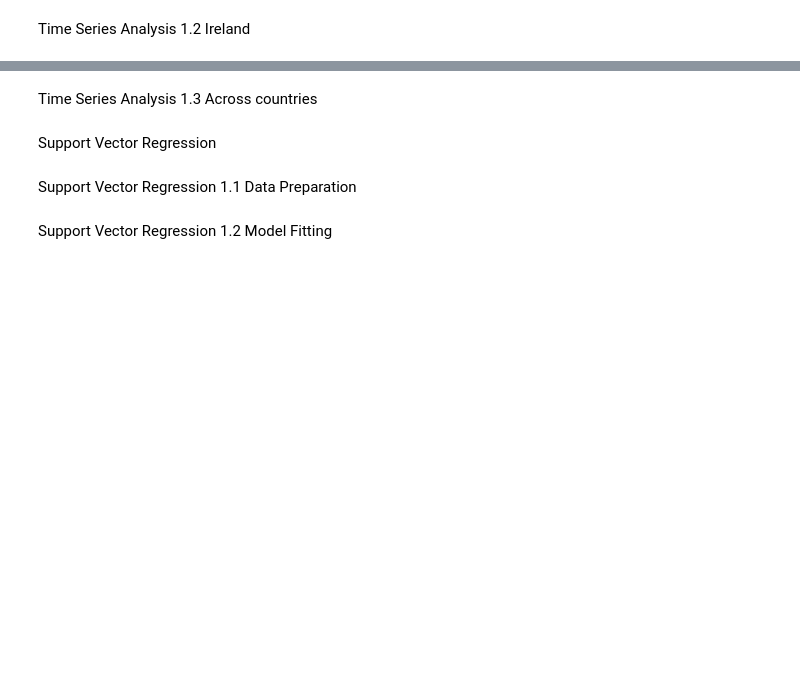
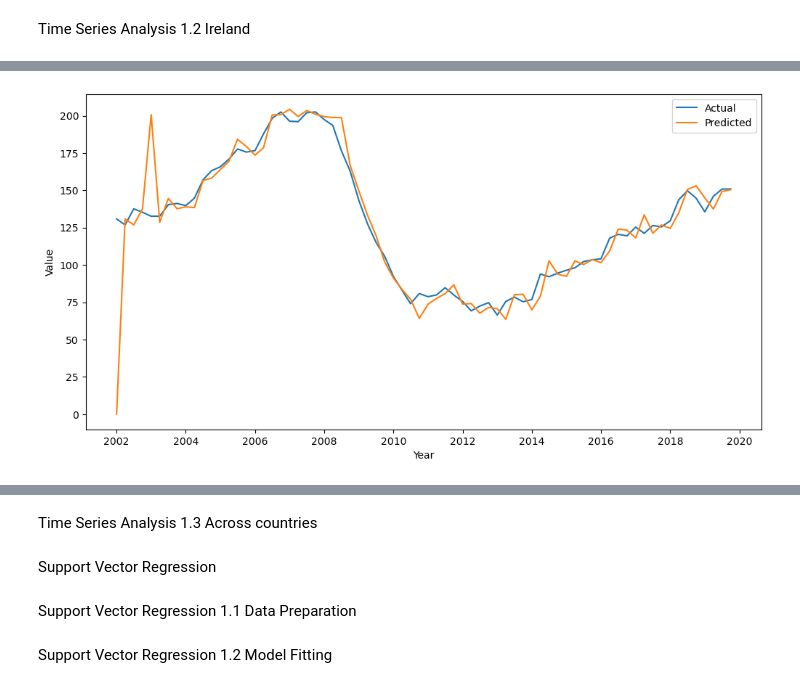
Before and after one commit to paulr28/MSc_DA_CA2, a Jupyter notebook: Explortation_1.ipynb, the cells around one changed output, grey strips where cells are left out. Saved outputs shown, nothing was run; the diff lists cells and outputs as text; code cells hidden in the pictures; blank space fills up the shorter version.

```diff
--- a/Explortation_1.ipynb
+++ b/Explortation_1.ipynb
@@ -862,13 +988,15 @@ plt.show()
 # %%
 # Get the predicted values
 pred = results.predict()
 
 # Plot the actual values and the predicted values
 fig, ax = plt.subplots(figsize=(12, 6))
-ax.plot(df_filtered['Value'], label='Actual')
+ax.plot(IE["2000":"2019"], label='Actual')
 ax.plot(pred, label='Predicted')
 ax.legend()
 ax.set_xlabel('Year')
 ax.set_ylabel('Value')
 plt.show()
+# %% [output]
+[figure, added]
 # %%
```
Also changed, not shown: parts of 65 cells of this notebook, 1 other file.
